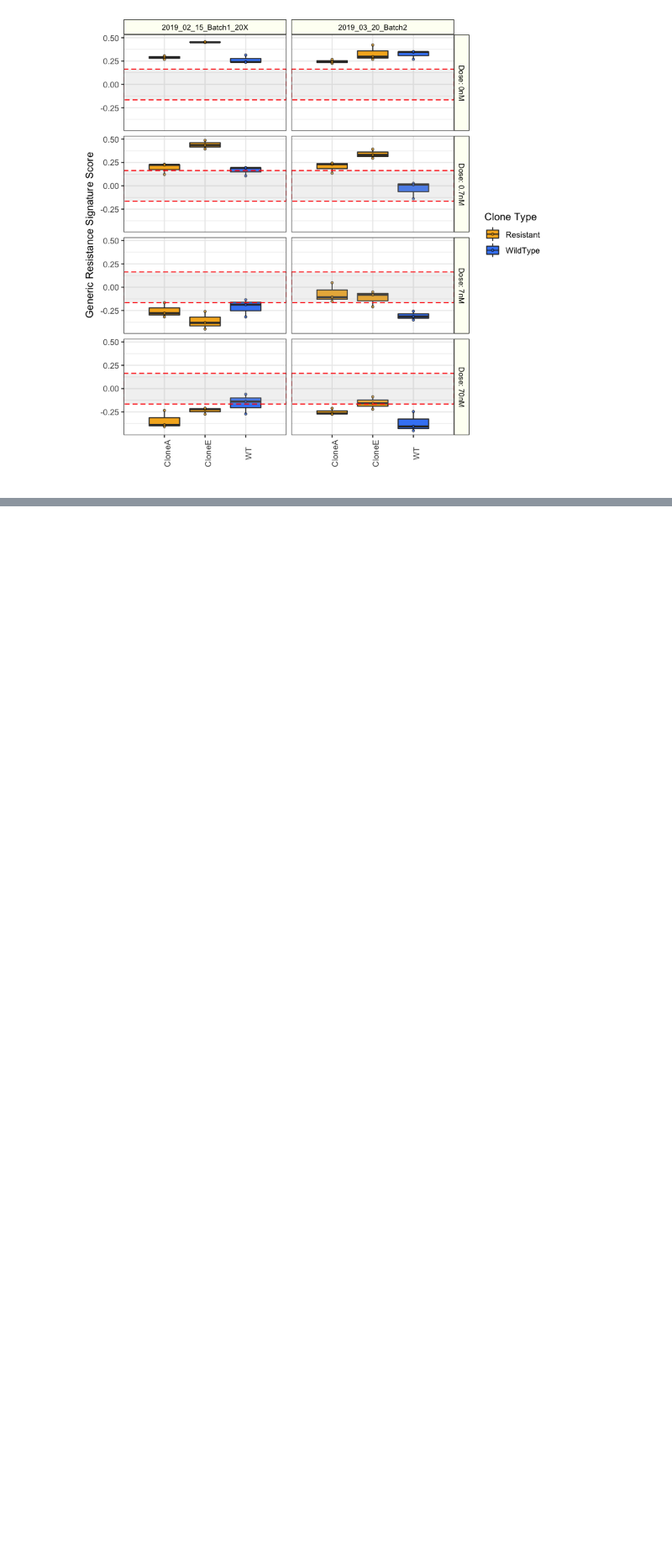
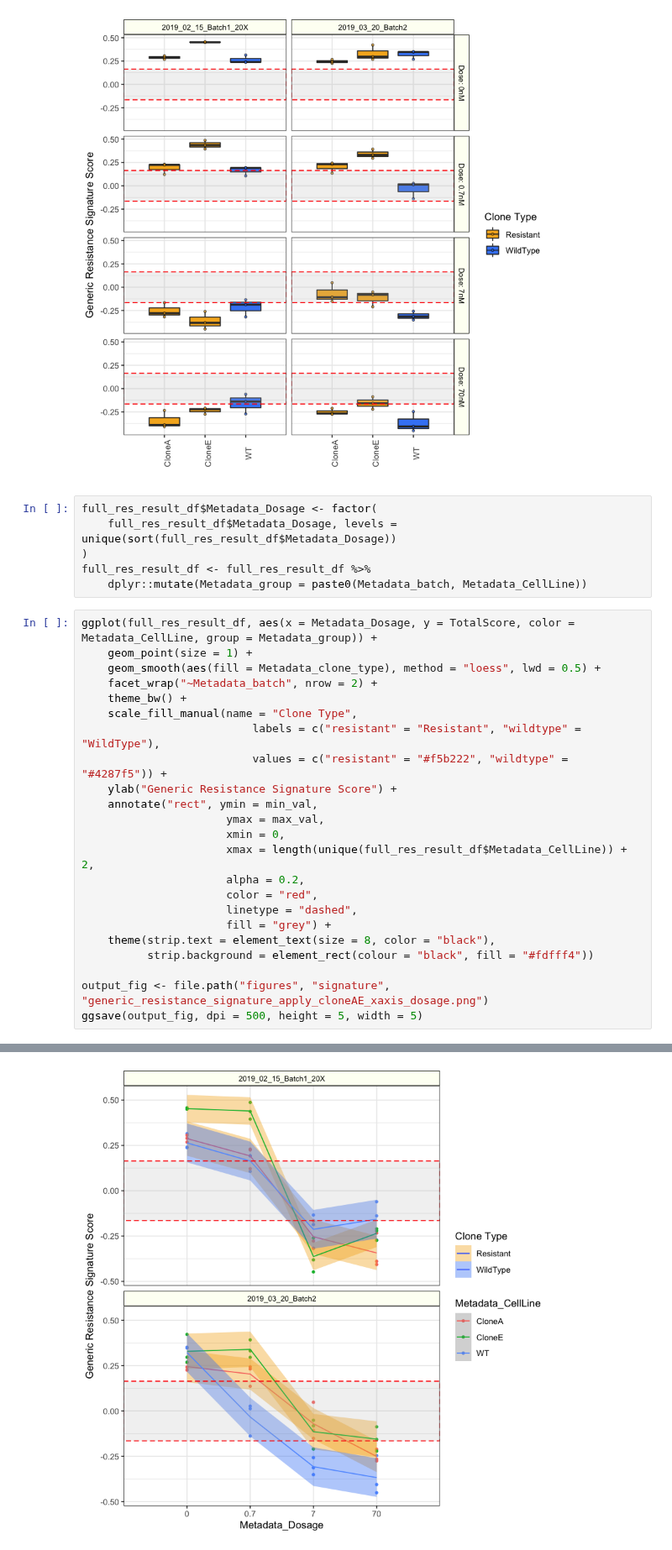
Before and after one commit to broadinstitute/profiling-resistance-mechanisms, a Jupyter notebook: 3.feature-differences/1.apply-signatures.ipynb, the cells around one changed output, grey strips where cells are left out. Shown at 84% size. Drawn from its saved outputs; the diff is of its cells as text; blank space fills up the shorter version.

Commit message:
add dosage decline figure

```diff
--- a/3.feature-differences/1.apply-signatures.ipynb
+++ b/3.feature-differences/1.apply-signatures.ipynb
@@ -396,3 +396,33 @@ ggsave(output_fig, dpi = 500, height = 5, width = 5)
 apply_res_signature_gg
 # %% [output]
 [figure]
+# %%
+full_res_result_df$Metadata_Dosage <- factor(
+    full_res_result_df$Metadata_Dosage, levels = unique(sort(full_res_result_df$Metadata_Dosage))
+)
+full_res_result_df <- full_res_result_df %>%
+    dplyr::mutate(Metadata_group = paste0(Metadata_batch, Metadata_CellLine))
+# %%
+ggplot(full_res_result_df, aes(x = Metadata_Dosage, y = TotalScore, color = Metadata_CellLine, group = Metadata_group)) +
+    geom_point(size = 1) +
+    geom_smooth(aes(fill = Metadata_clone_type), method = "loess", lwd = 0.5) +
+    facet_wrap("~Metadata_batch", nrow = 2) +
+    theme_bw() +
+    scale_fill_manual(name = "Clone Type",
+                          labels = c("resistant" = "Resistant", "wildtype" = "WildType"),
+                          values = c("resistant" = "#f5b222", "wildtype" = "#4287f5")) +
+    ylab("Generic Resistance Signature Score") +
+    annotate("rect", ymin = min_val,
+                      ymax = max_val,
+                      xmin = 0,
+                      xmax = length(unique(full_res_result_df$Metadata_CellLine)) + 2,
+                      alpha = 0.2,
+                      color = "red",
+                      linetype = "dashed",
+                      fill = "grey") +
+    theme(strip.text = element_text(size = 8, color = "black"),
+          strip.background = element_rect(colour = "black", fill = "#fdfff4"))
+
+output_fig <- file.path("figures", "signature", "generic_resistance_signature_apply_cloneAE_xaxis_dosage.png")
+ggsave(output_fig, dpi = 500, height = 5, width = 5)
+# %% [output]
@@ -398,0 +446 @@ apply_res_signature_gg
+[figure, added]
```
Also changed, not shown: parts of 3 cells of this notebook, 2 other files.
